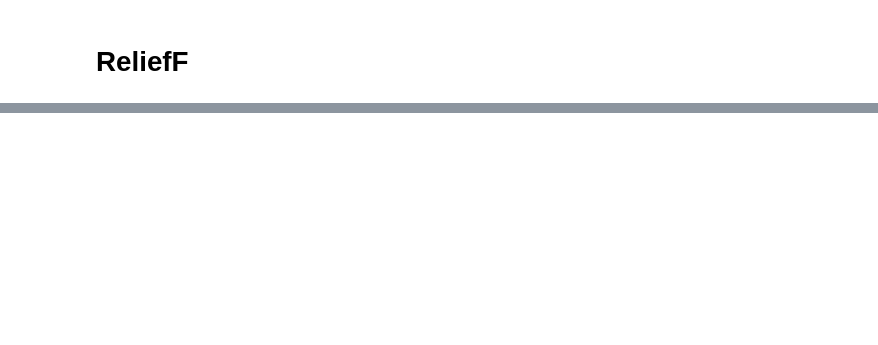
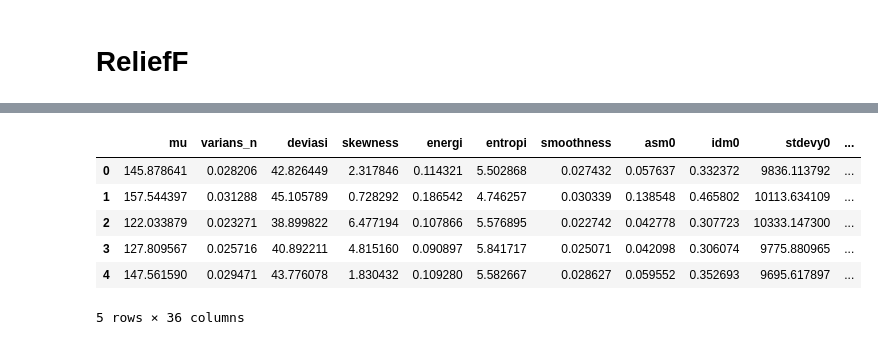
Before and after one commit to agung-madani/feature-selection, a Jupyter notebook: Feature Selection Testing.ipynb, the cells around one changed output, grey strips where cells are left out. Saved outputs shown, nothing was run; the diff lists cells and outputs as text; code cells hidden in the pictures; blank space fills up the shorter version.

```diff
--- a/Feature Selection Testing.ipynb
+++ b/Feature Selection Testing.ipynb
@@ -98,3 +92,5 @@ y = df.iloc[:, -1]
+# %%
+df = pd.read_csv('extraksiSidikJari.csv')
 # %%
 from sklearn.preprocessing import MinMaxScaler, StandardScaler
 
@@ -368,0 +122,10 @@ result_chi.head(100)
+# %%
+df.head()
+# %% [output]
+|  | mu | varians_n | deviasi | skewness | energi | entropi | smoothness | asm0 | idm0 | stdevy0 | ... |
+| 0 | 145.878641 | 0.028206 | 42.826449 | 2.317846 | 0.114321 | 5.502868 | 0.027432 | 0.057637 | 0.332372 | 9836.113792 | ... |
+| 1 | 157.544397 | 0.031288 | 45.105789 | 0.728292 | 0.186542 | 4.746257 | 0.030339 | 0.138548 | 0.465802 | 10113.634109 | ... |
+| 2 | 122.033879 | 0.023271 | 38.899822 | 6.477194 | 0.107866 | 5.576895 | 0.022742 | 0.042778 | 0.307723 | 10333.147300 | ... |
+| 3 | 127.809567 | 0.025716 | 40.892211 | 4.815160 | 0.090897 | 5.841717 | 0.025071 | 0.042098 | 0.306074 | 9775.880965 | ... |
+| 4 | 147.561590 | 0.029471 | 43.776078 | 1.830432 | 0.109280 | 5.582667 | 0.028627 | 0.059552 | 0.352693 | 9695.617897 | ... |
+5 rows × 36 columns
```
Also changed, not shown: parts of 24 cells of this notebook, 1 other file.
